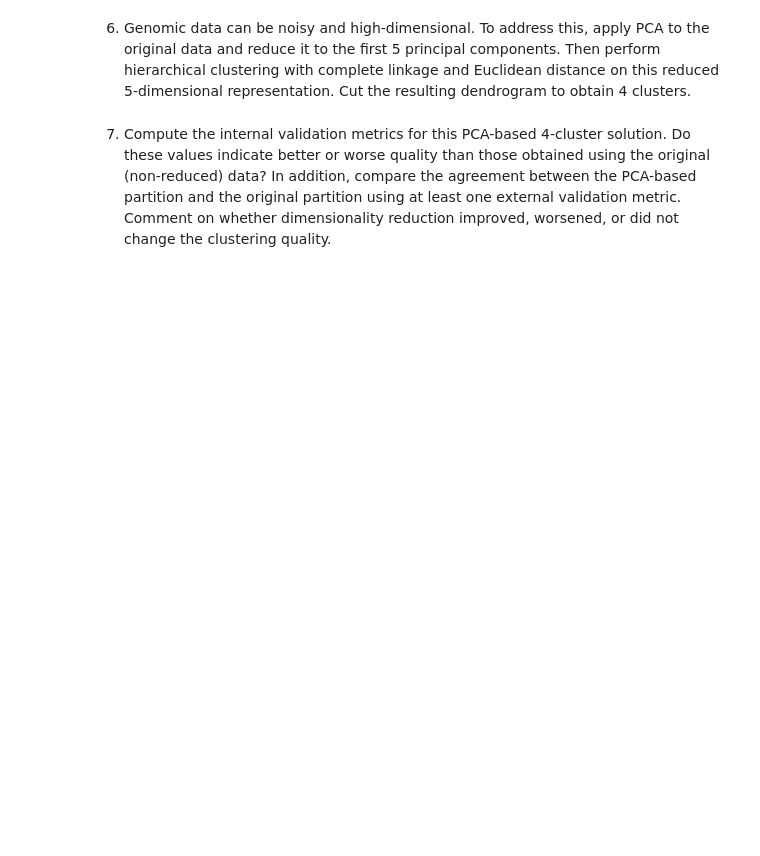
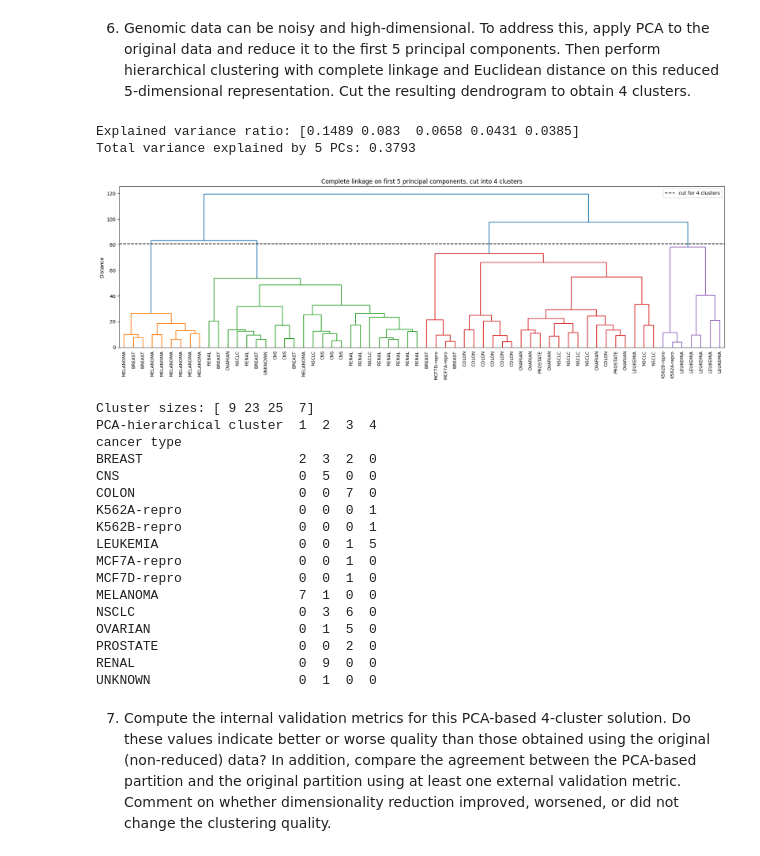
Before and after one commit to natalie-s11/ds4021_lab8, a Jupyter notebook: 08-clustering-real-data.ipynb, the cells around one changed output. Cells and saved outputs as stored; diff of their text form; code cells hidden in the pictures; blank space fills up the shorter version.

```diff
--- a/08-clustering-real-data.ipynb
+++ b/08-clustering-real-data.ipynb
@@ -292,4 +294,52 @@ ARI (hierarchical vs true labels): 0.1399
 # %% [markdown]
 6. Genomic data can be noisy and high-dimensional. To address this, apply PCA to the original data and reduce it to the first 5 principal components. Then perform hierarchical clustering with complete linkage and Euclidean distance on this reduced 5-dimensional representation. Cut the resulting dendrogram to obtain 4 clusters.
+# %%
+from sklearn.decomposition import PCA
+
+# reduce data to first 5 principal components
+pca = PCA(n_components=5)
+X_pca = pca.fit_transform(X)
+print("Explained variance ratio:", pca.explained_variance_ratio_.round(4))
+print("Total variance explained by 5 PCs:", pca.explained_variance_ratio_.sum().round(4))
+
+# hierarchical clustering using complete linkage
+Z_pca = linkage(X_pca, method="complete", metric="euclidean")
+cut_pca = (Z_pca[-4, 2] + Z_pca[-3, 2]) / 2
+
+# dendrogram
+fig, ax = plt.subplots(figsize=(18, 6))
+dendrogram(Z_pca, labels=y, color_threshold=cut_pca, leaf_rotation=90, leaf_font_size=9, ax=ax)
+ax.axhline(cut_pca, color="k", linestyle="--", label="cut for 4 clusters")
+ax.set_title("Complete linkage on first 5 principal components, cut into 4 clusters")
+ax.set_ylabel("Distance")
+ax.legend()
+plt.tight_layout()
+plt.show()
+
+# assign observations to clusters
+hc4_pca = fcluster(Z_pca, t=4, criterion="maxclust")
+print("Cluster sizes:", np.bincount(hc4_pca)[1:])
+print(pd.crosstab(y, hc4_pca, rownames=["cancer type"], colnames=["PCA-hierarchical cluster"]))
+# %% [output]
+Explained variance ratio: [0.1489 0.083  0.0658 0.0431 0.0385]
+Total variance explained by 5 PCs: 0.3793
+[figure, added]
+Cluster sizes: [ 9 23 25  7]
+PCA-hierarchical cluster  1  2  3  4
+cancer type
+BREAST                    2  3  2  0
+CNS                       0  5  0  0
+COLON                     0  0  7  0
+K562A-repro               0  0  0  1
+K562B-repro               0  0  0  1
+LEUKEMIA                  0  0  1  5
+MCF7A-repro               0  0  1  0
+MCF7D-repro               0  0  1  0
+MELANOMA                  7  1  0  0
+NSCLC                     0  3  6  0
+OVARIAN                   0  1  5  0
+PROSTATE                  0  0  2  0
+RENAL                     0  9  0  0
+UNKNOWN                   0  1  0  0
 # %% [markdown]
 7. Compute the internal validation metrics for this PCA-based 4-cluster solution. Do these values indicate better or worse quality than those obtained using the original (non-reduced) data? In addition, compare the agreement between the PCA-based partition and the original partition using at least one external validation metric. Comment on whether dimensionality reduction improved, worsened, or did not change the clustering quality.
```
Also changed, not shown: parts of 4 cells of this notebook.
